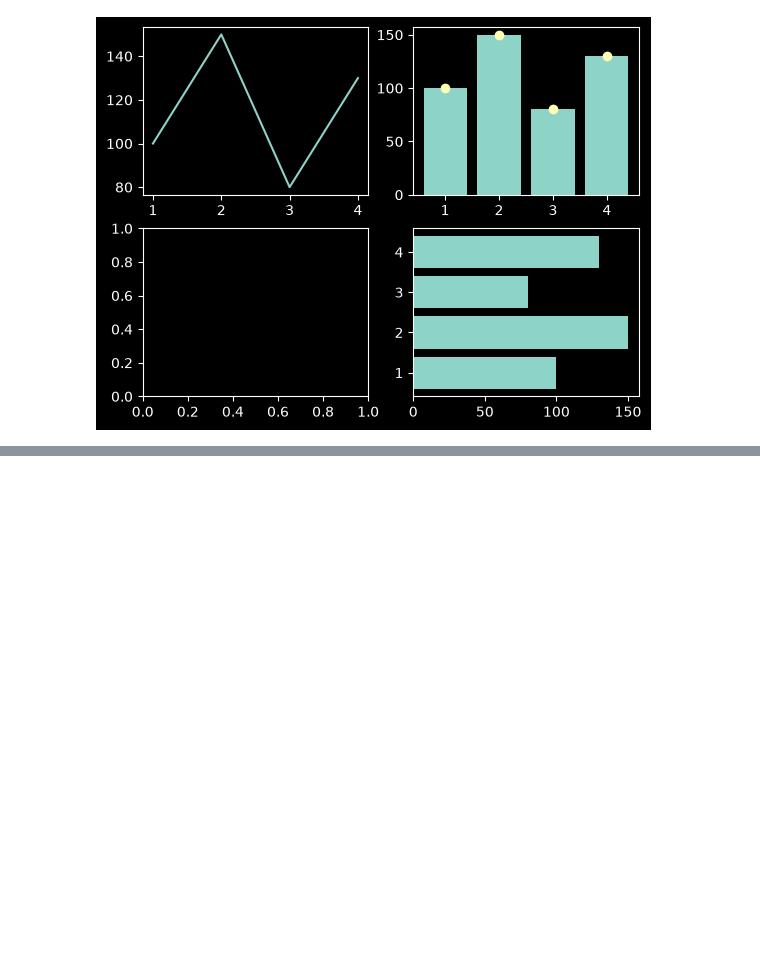
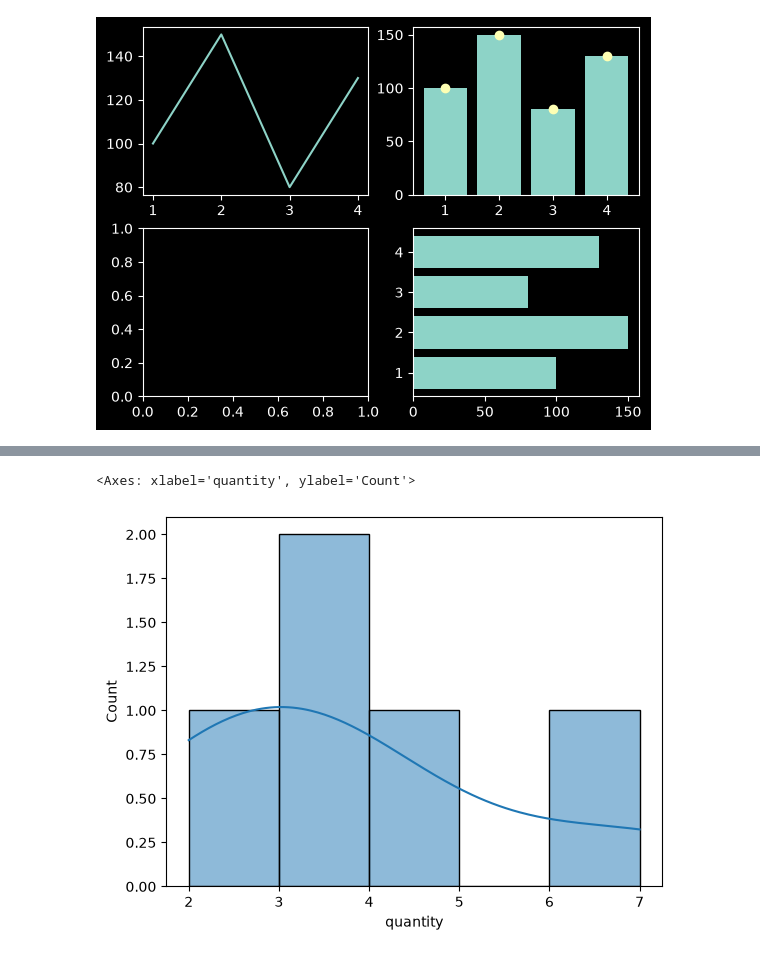
Before and after one commit to Linyiwei895178/Python, a Jupyter notebook: cumcm/matplotlib.ipynb, the cells around one changed output, grey strips where cells are left out. Drawn from its saved outputs; the diff is of its cells as text; code cells hidden in the pictures; blank space fills up the shorter version.

```diff
--- a/cumcm/matplotlib.ipynb
+++ b/cumcm/matplotlib.ipynb
@@ -174,0 +208,6 @@ f4.barh(month, sales)
+# %%
+# KDE , Kernel Density Estimate Plot
+sns.histplot(data = new, x = "quantity", kde = True)
+# %% [output]
+<Axes: xlabel='quantity', ylabel='Count'>
+[figure, added]
```
Also changed, not shown: parts of 1 cell of this notebook.
